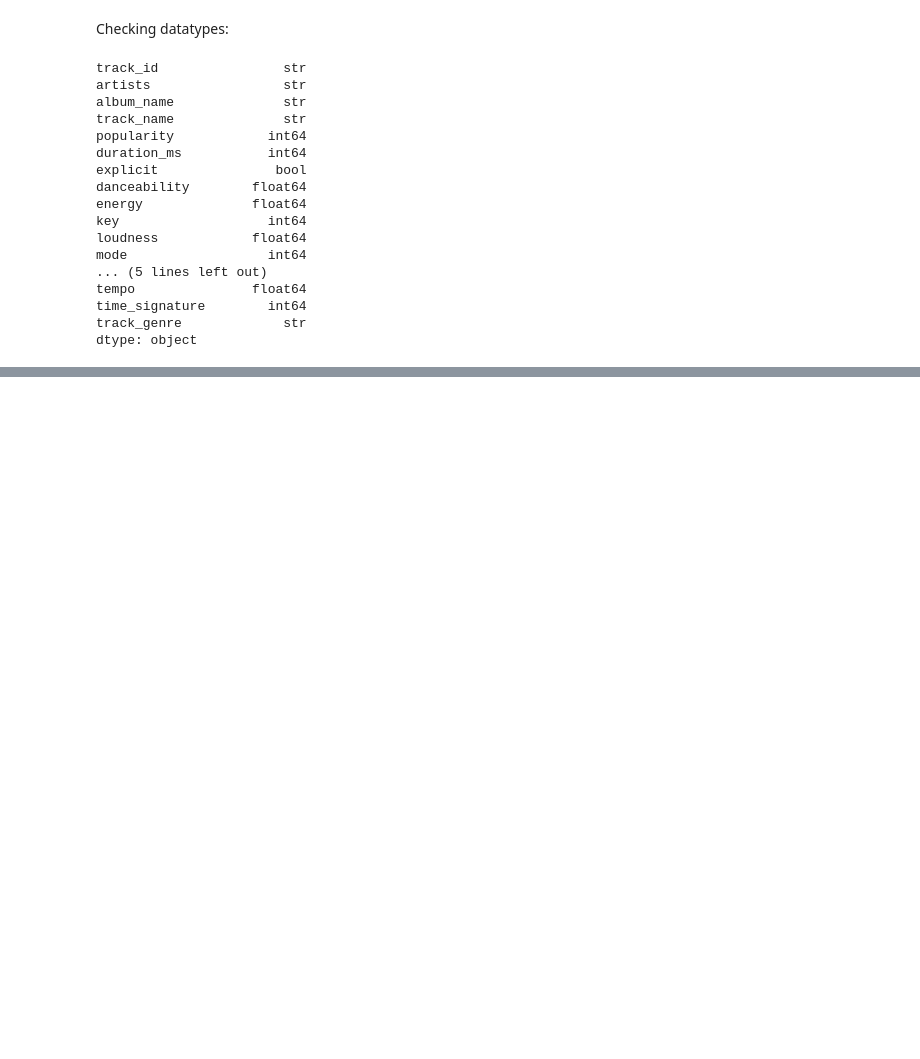
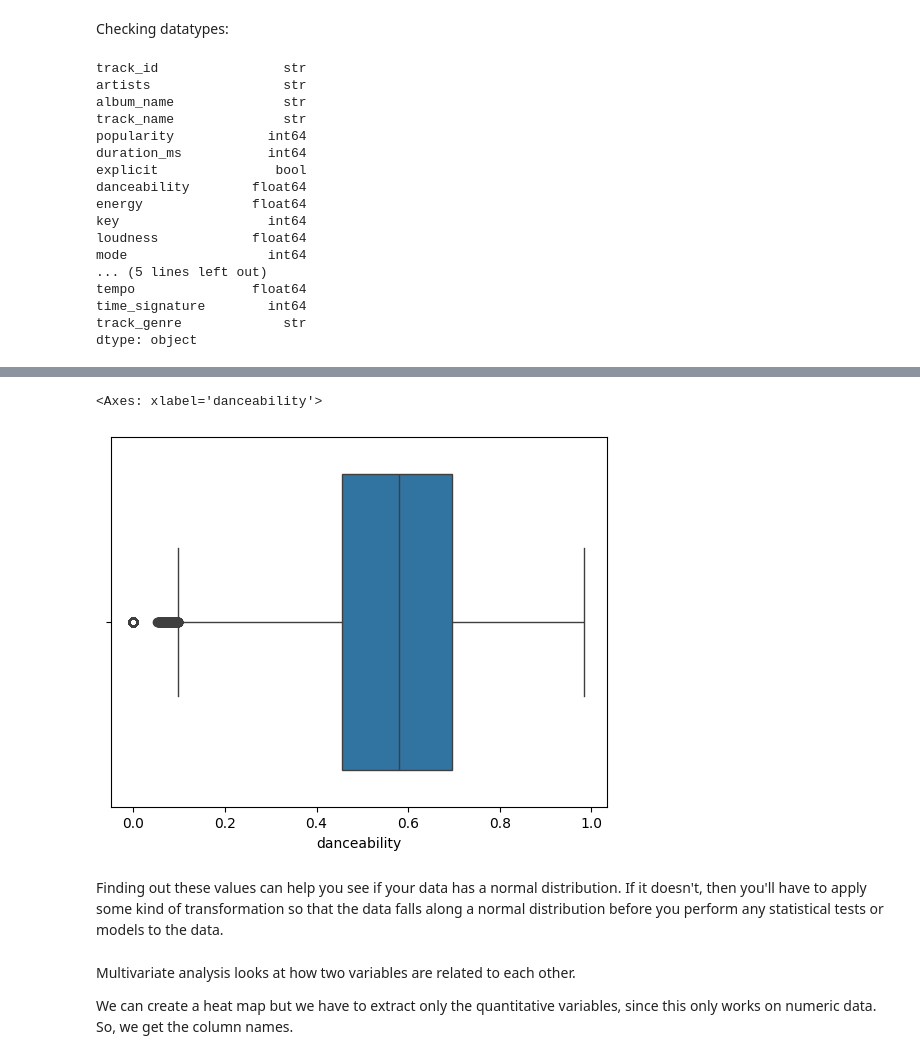
Before and after one commit to A11isonD/spotify_eda_allisonDobbs_repo, a Jupyter notebook: spotify_eda_allisonDobbs.ipynb, the cells around one changed output, grey strips where cells are left out. Drawn from its saved outputs; the diff is of its cells as text; code cells hidden in the pictures; blank space fills up the shorter version.

Commit message:
finished exploratory data analysis notebook

```diff
--- a/spotify_eda_allisonDobbs.ipynb
+++ b/spotify_eda_allisonDobbs.ipynb
@@ -68,0 +208,11 @@ df.isna()
+# %%
+sns.boxplot(x=df['danceability'])
+# %% [output]
+<Axes: xlabel='danceability'>
+[figure, added]
+# %% [markdown]
+Finding out these values can help you see if your data has a normal distribution. If it doesn't, then you'll have to apply some kind of transformation so that the data falls along a normal distribution before you perform any statistical tests or models to the data.
+# %% [markdown]
+Multivariate analysis looks at how two variables are related to each other.
+
+We can create a heat map but we have to extract only the quantitative variables, since this only works on numeric data. So, we get the column names.
```
Also changed, not shown: parts of 30 cells of this notebook.
